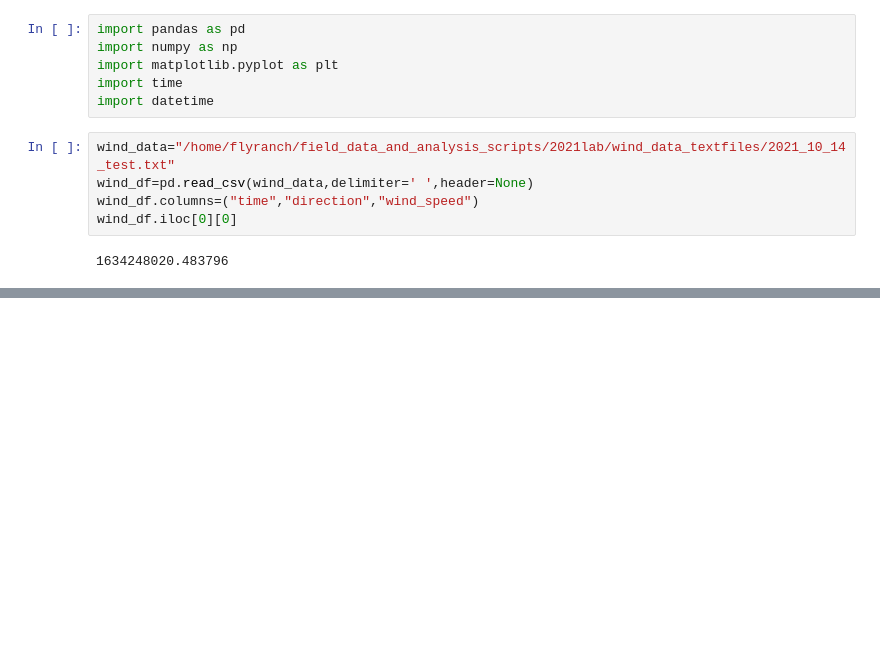
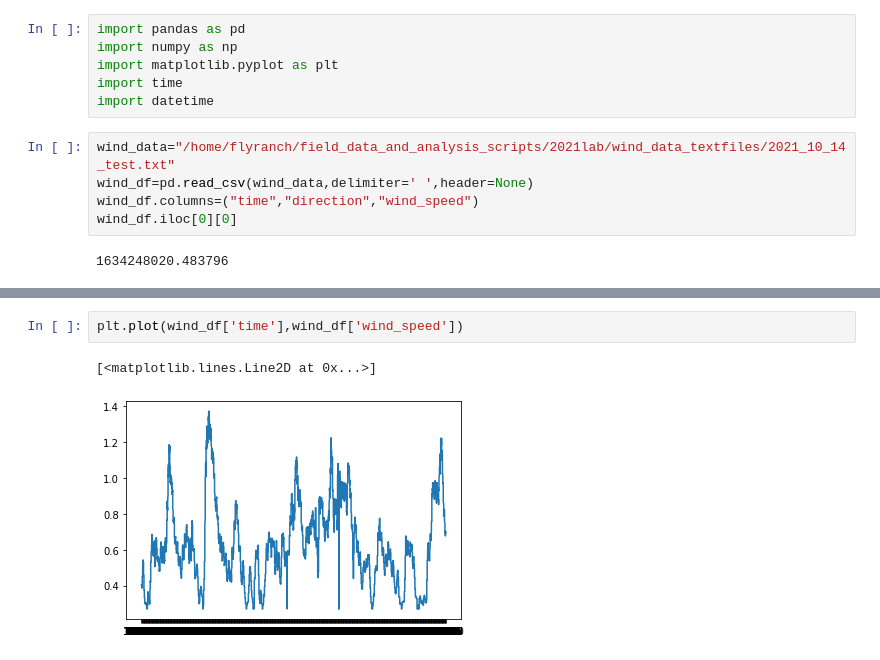
Before and after one commit to symmetricK/fly_research_project, a Jupyter notebook: Untitled.ipynb, the cells around one changed output, grey strips where cells are left out. Drawn from its saved outputs; the diff is of its cells as text; blank space fills up the shorter version.

```diff
--- a/Untitled.ipynb
+++ b/Untitled.ipynb
@@ -65,0 +98,5 @@ Name: datetime, Length: 14404, dtype: object
+# %%
+plt.plot(wind_df['time'],wind_df['wind_speed'])
+# %% [output]
+[<matplotlib.lines.Line2D at 0x...>]
+[figure, added]
```
Also changed, not shown: parts of 6 cells of this notebook.
